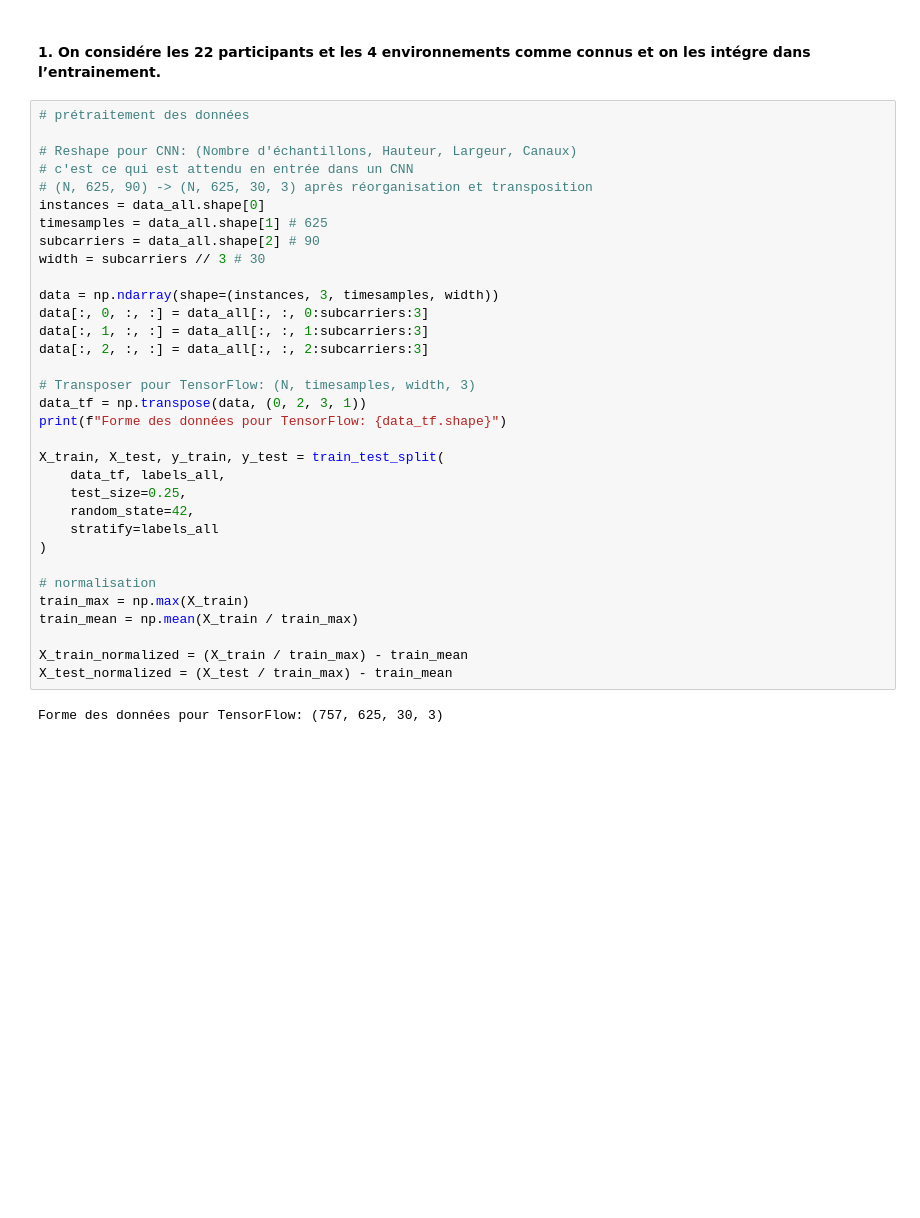
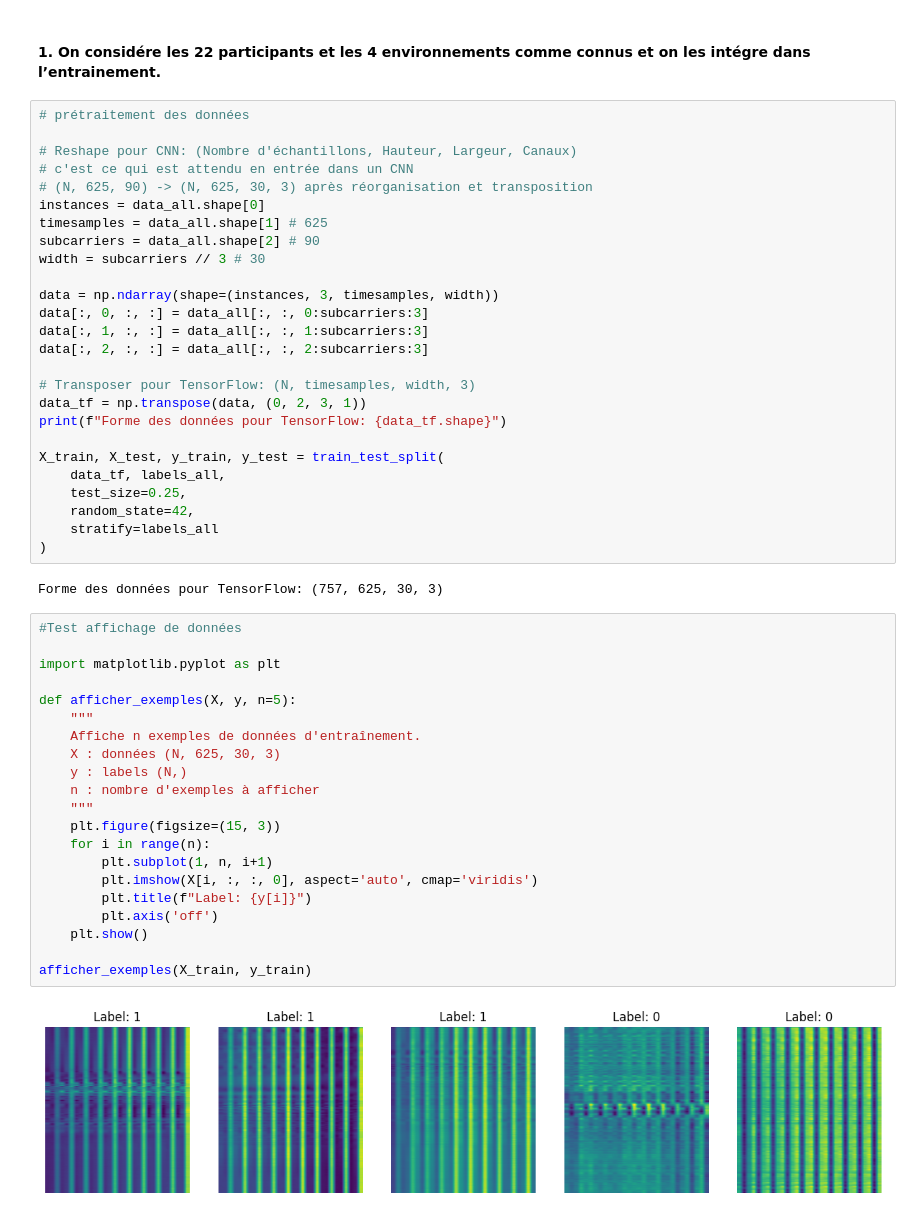
Before and after one commit to 6666mon/IA02-Projet, a Jupyter notebook: partie2.ipynb, the cells around one changed output. Saved outputs shown, nothing was run; the diff lists cells and outputs as text; blank space fills up the shorter version.

```diff
--- a/partie2.ipynb
+++ b/partie2.ipynb
@@ -87,13 +87,29 @@ X_train, X_test, y_train, y_test = train_test_split(
     random_state=42,
     stratify=labels_all
 )
-
-# normalisation
-train_max = np.max(X_train)
-train_mean = np.mean(X_train / train_max)
-
-X_train_normalized = (X_train / train_max) - train_mean
-X_test_normalized = (X_test / train_max) - train_mean
 # %% [output]
 Forme des données pour TensorFlow: (757, 625, 30, 3)
+# %%
+#Test affichage de données
+
+import matplotlib.pyplot as plt
+
+def afficher_exemples(X, y, n=5):
+    """
+    Affiche n exemples de données d'entraînement.
+    X : données (N, 625, 30, 3)
+    y : labels (N,)
+    n : nombre d'exemples à afficher
+    """
+    plt.figure(figsize=(15, 3))
+    for i in range(n):
+        plt.subplot(1, n, i+1)
+        plt.imshow(X[i, :, :, 0], aspect='auto', cmap='viridis')
+        plt.title(f"Label: {y[i]}")
+        plt.axis('off')
+    plt.show()
+
+afficher_exemples(X_train, y_train)
+# %% [output]
+[figure, added]
 # %%
```
Also changed, not shown: parts of 4 cells of this notebook.
